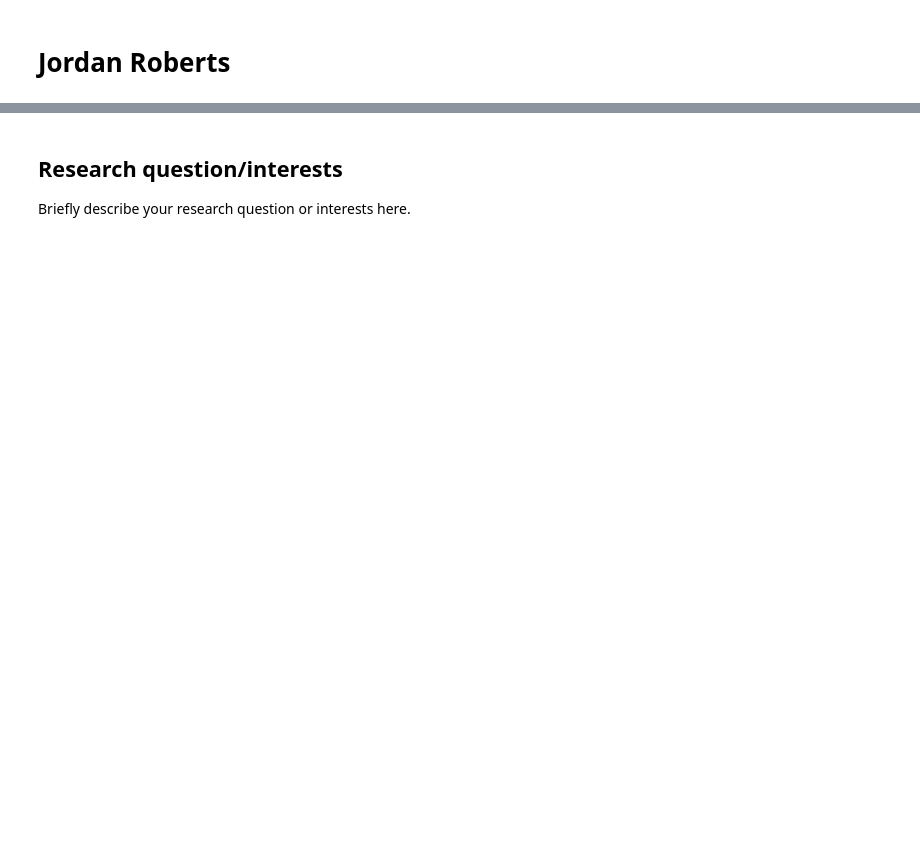
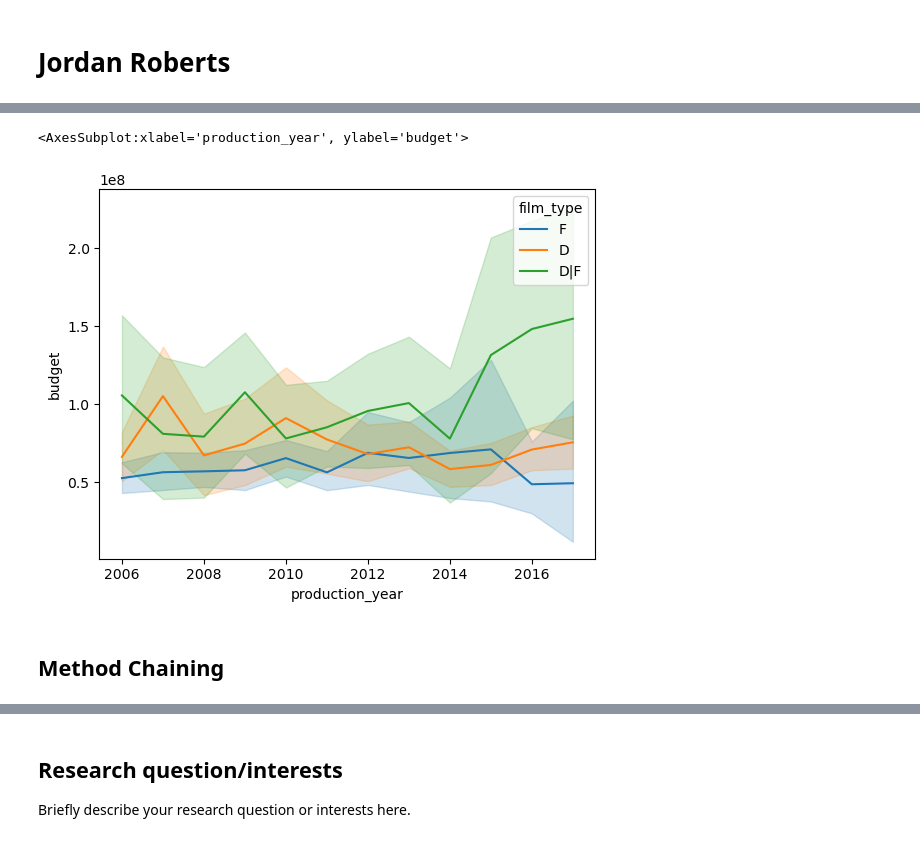
Before and after one commit to ubco-W2022T1-cosc301/project-group16, a Jupyter notebook: notebooks/analysis2.ipynb, the cells around one changed output, grey strips where cells are left out. Saved outputs shown, nothing was run; the diff lists cells and outputs as text; code cells hidden in the pictures; blank space fills up the shorter version.

```diff
--- a/notebooks/analysis2.ipynb
+++ b/notebooks/analysis2.ipynb
@@ -21,0 +54,8 @@ movie_data
+# %%
+df_FD=movie_data_cleaned.query("film_type!=['U','F|U']")
+sns.lineplot(x=df_FD["production_year"], y=df_FD["budget"], hue=df_FD["film_type"])
+# %% [output]
+<AxesSubplot:xlabel='production_year', ylabel='budget'>
+[figure, added]
+# %% [markdown]
+## Method Chaining
```
Also changed, not shown: parts of 7 cells of this notebook, 1 other file.
